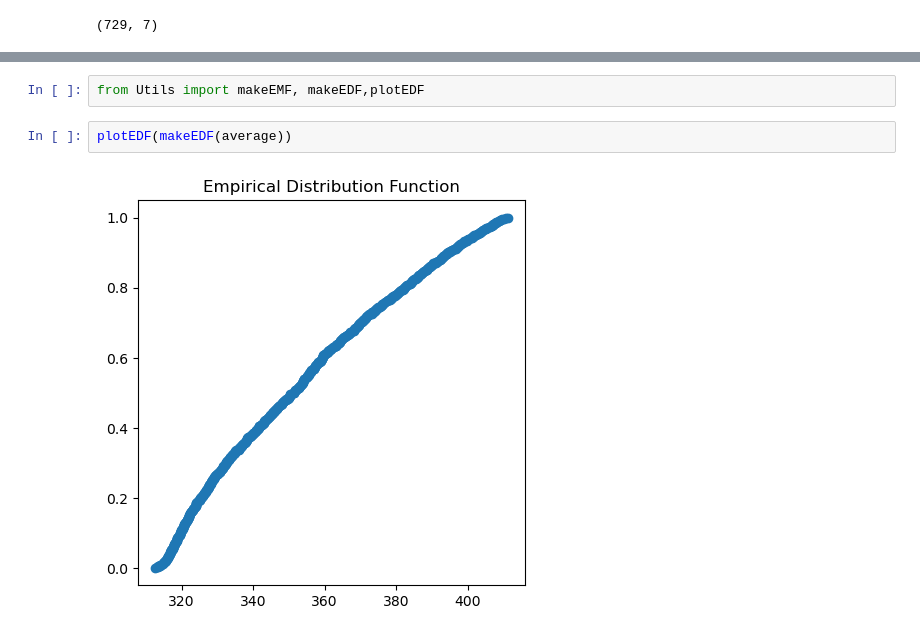
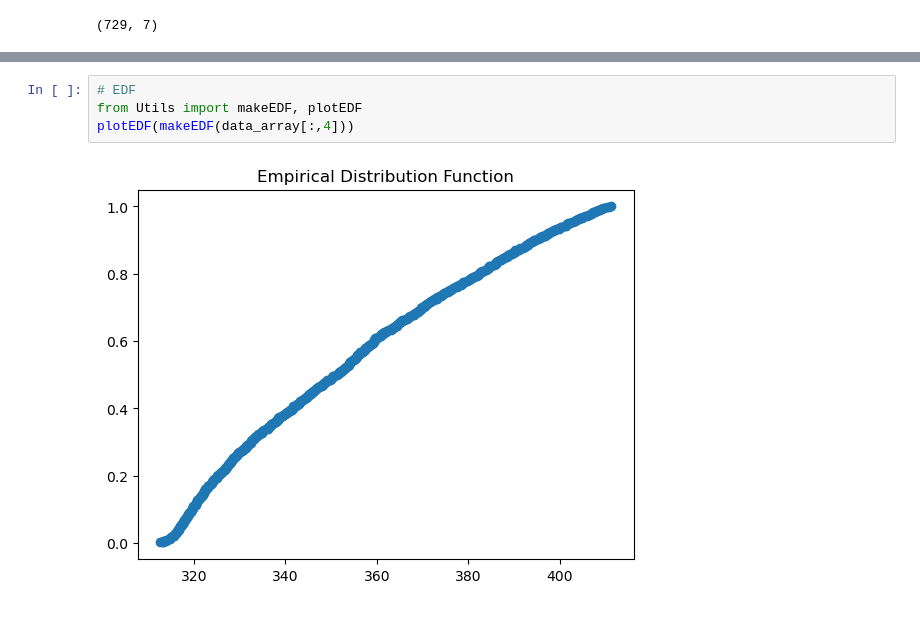
Before and after one commit to datascience-intro/1MS041-2023, a Jupyter notebook: notebooks/03-ProbSS2.ipynb, the cells around one changed output, grey strips where cells are left out. Saved outputs shown, nothing was run; the diff lists cells and outputs as text.

```diff
--- a/notebooks/03-ProbSS2.ipynb
+++ b/notebooks/03-ProbSS2.ipynb
@@ -163,6 +251,6 @@ mean: 353.79    std: 27.53      skew: 0.34      kurtosis: 1.93
 # %%
-from Utils import makeEMF, makeEDF,plotEDF
+# EDF
+from Utils import makeEDF, plotEDF
+plotEDF(makeEDF(data_array[:,4]))
+# %% [output]
+[figure, added]
-# %%
-plotEDF(makeEDF(average))
-# %% [output]
-[figure, removed]
```
Also changed, not shown: parts of 76 cells of this notebook, 8 other files.
